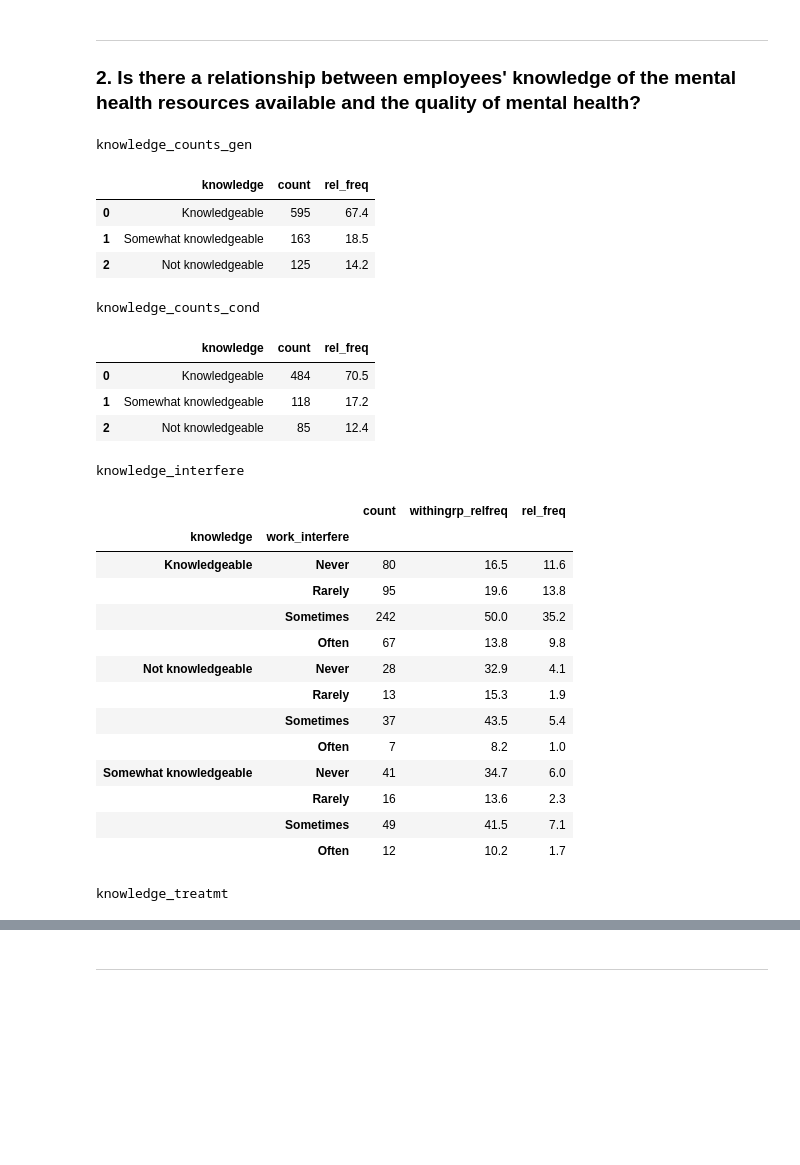
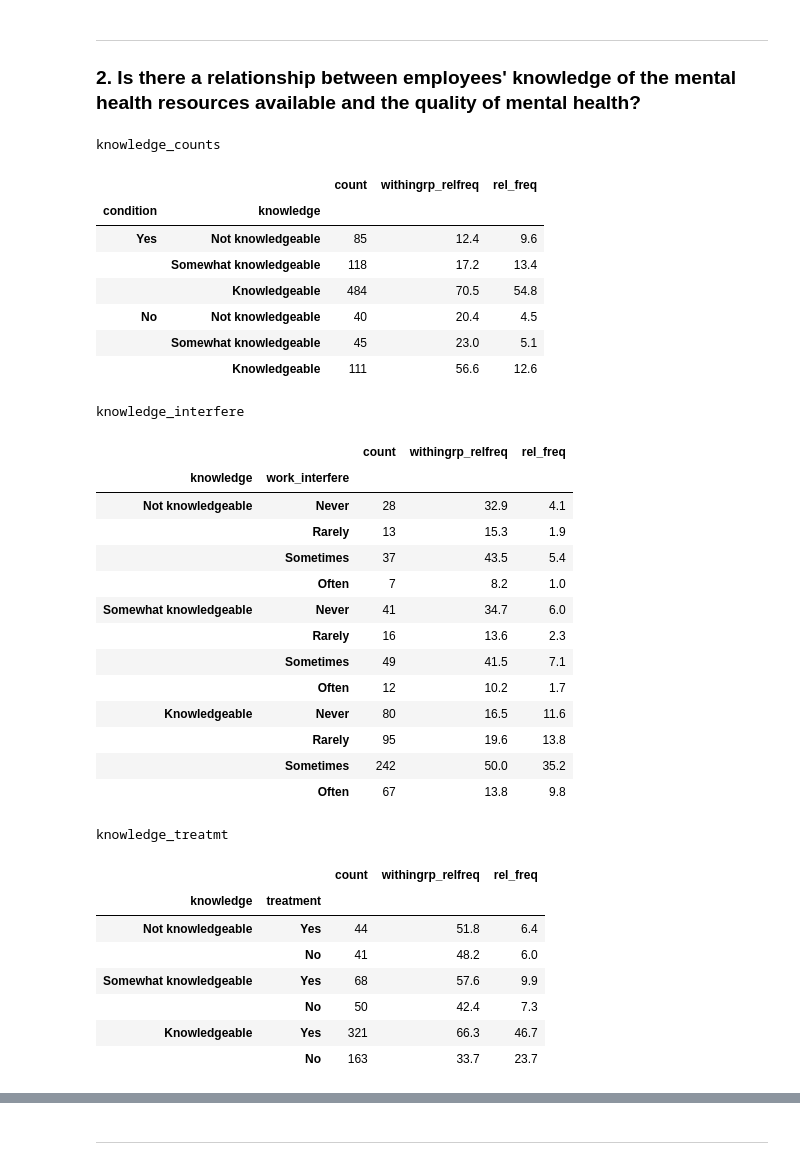
Before and after one commit to cltomiyama/MentalHealthSurvey_analysis, a Jupyter notebook: analysis/gale/analysis_notebook_gc.ipynb, the cells around one changed output, grey strips where cells are left out. Saved outputs shown, nothing was run; the diff lists cells and outputs as text; code cells hidden in the pictures; blank space fills up the shorter version.

```diff
--- a/analysis/gale/analysis_notebook_gc.ipynb
+++ b/analysis/gale/analysis_notebook_gc.ipynb
@@ -461,51 +495,65 @@ plt.tight_layout()
 # %%
 # reference: https://stackoverflow.com/questions/51211538/pandas-seaborn-countplot-from-several-columns
 # counts and relative frequencies
 
-# overall counts
-knowledge_counts_gen = pfg.make_count_df(mh, 'knowledge')
-knowledge_counts_cond = pfg.make_count_df(mh_filtered_condition,'knowledge')
+# overall counts: with & without a condition and only those with a mental health condition
+knowledge_counts = (pfg.grouped_count_df(mh, 'condition', 'knowledge')
+                    .reindex(['Yes', 'No'], level=0)
+                    .reindex(sorted_knowledge_labels, level=1))
+pfg.rel_freq_within_grp(knowledge_counts)
+pfg.make_relfreq_col(knowledge_counts)
+
+knowledge_counts_idx = knowledge_counts.reset_index()
 
 # knowledge + work_interfere
 knowledge_interfere = (pfg.grouped_count_df(mh_filtered_condition,'knowledge', 'work_interfere')
-                       .reindex(sorted_freq_labels, level=1))
+                       .reindex(sorted_freq_labels, level=1)
+                       .reindex(sorted_knowledge_labels, level=0)
+                      )
 pfg.rel_freq_within_grp(knowledge_interfere)
 pfg.make_relfreq_col(knowledge_interfere)
 
 knowledge_interfere_idx = knowledge_interfere.reset_index()
 
 # knowledge + treatment
-knowledge_treatmt = pfg.grouped_count_df(mh_filtered_condition,'knowledge', 'treatment')
+knowledge_treatmt = pfg.grouped_count_df(mh_filtered_condition,'knowledge', 'treatment').reindex(sorted_knowledge_labels, level=0)
 pfg.rel_freq_within_grp(knowledge_treatmt)
 pfg.make_relfreq_col(knowledge_treatmt)
 
 knowledge_treatmt_idx = knowledge_treatmt.reset_index()
 
-display('knowledge_counts_gen','knowledge_counts_cond', 'knowledge_interfere', 'knowledge_treatmt')
+display('knowledge_counts','knowledge_interfere', 'knowledge_treatmt')
 # %% [output]
-knowledge_counts_gen
+knowledge_counts
-|  | knowledge | count | rel_freq |
-| 0 | Knowledgeable | 595 | 67.4 |
-| 1 | Somewhat knowledgeable | 163 | 18.5 |
-| 2 | Not knowledgeable | 125 | 14.2 |
+|  |  | count | withingrp_relfreq | rel_freq |
+| condition | knowledge |  |  |  |
+| Yes | Not knowledgeable | 85 | 12.4 | 9.6 |
+|  | Somewhat knowledgeable | 118 | 17.2 | 13.4 |
+|  | Knowledgeable | 484 | 70.5 | 54.8 |
+| No | Not knowledgeable | 40 | 20.4 | 4.5 |
+|  | Somewhat knowledgeable | 45 | 23.0 | 5.1 |
+|  | Knowledgeable | 111 | 56.6 | 12.6 |
-knowledge_counts_cond
+knowledge_interfere
-|  | knowledge | count | rel_freq |
-| 0 | Knowledgeable | 484 | 70.5 |
-| 1 | Somewhat knowledgeable | 118 | 17.2 |
-| 2 | Not knowledgeable | 85 | 12.4 |
+|  |  | count | withingrp_relfreq | rel_freq |
+| knowledge | work_interfere |  |  |  |
+| Not knowledgeable | Never | 28 | 32.9 | 4.1 |
+|  | Rarely | 13 | 15.3 | 1.9 |
+|  | Sometimes | 37 | 43.5 | 5.4 |
+|  | Often | 7 | 8.2 | 1.0 |
+| Somewhat knowledgeable | Never | 41 | 34.7 | 6.0 |
+|  | Rarely | 16 | 13.6 | 2.3 |
+|  | Sometimes | 49 | 41.5 | 7.1 |
+|  | Often | 12 | 10.2 | 1.7 |
+| Knowledgeable | Never | 80 | 16.5 | 11.6 |
+|  | Rarely | 95 | 19.6 | 13.8 |
+|  | Sometimes | 242 | 50.0 | 35.2 |
+|  | Often | 67 | 13.8 | 9.8 |
-knowledge_interfere
+knowledge_treatmt
 |  |  | count | withingrp_relfreq | rel_freq |
-| knowledge | work_interfere |  |  |  |
-| Knowledgeable | Never | 80 | 16.5 | 11.6 |
-|  | Rarely | 95 | 19.6 | 13.8 |
-|  | Sometimes | 242 | 50.0 | 35.2 |
-|  | Often | 67 | 13.8 | 9.8 |
-| Not knowledgeable | Never | 28 | 32.9 | 4.1 |
-|  | Rarely | 13 | 15.3 | 1.9 |
-|  | Sometimes | 37 | 43.5 | 5.4 |
-|  | Often | 7 | 8.2 | 1.0 |
-| Somewhat knowledgeable | Never | 41 | 34.7 | 6.0 |
-|  | Rarely | 16 | 13.6 | 2.3 |
-|  | Sometimes | 49 | 41.5 | 7.1 |
-|  | Often | 12 | 10.2 | 1.7 |
+| knowledge | treatment |  |  |  |
+| Not knowledgeable | Yes | 44 | 51.8 | 6.4 |
+|  | No | 41 | 48.2 | 6.0 |
+| Somewhat knowledgeable | Yes | 68 | 57.6 | 9.9 |
+|  | No | 50 | 42.4 | 7.3 |
+| Knowledgeable | Yes | 321 | 66.3 | 46.7 |
+|  | No | 163 | 33.7 | 23.7 |
-knowledge_treatmt
```
Also changed, not shown: parts of 19 cells of this notebook.
